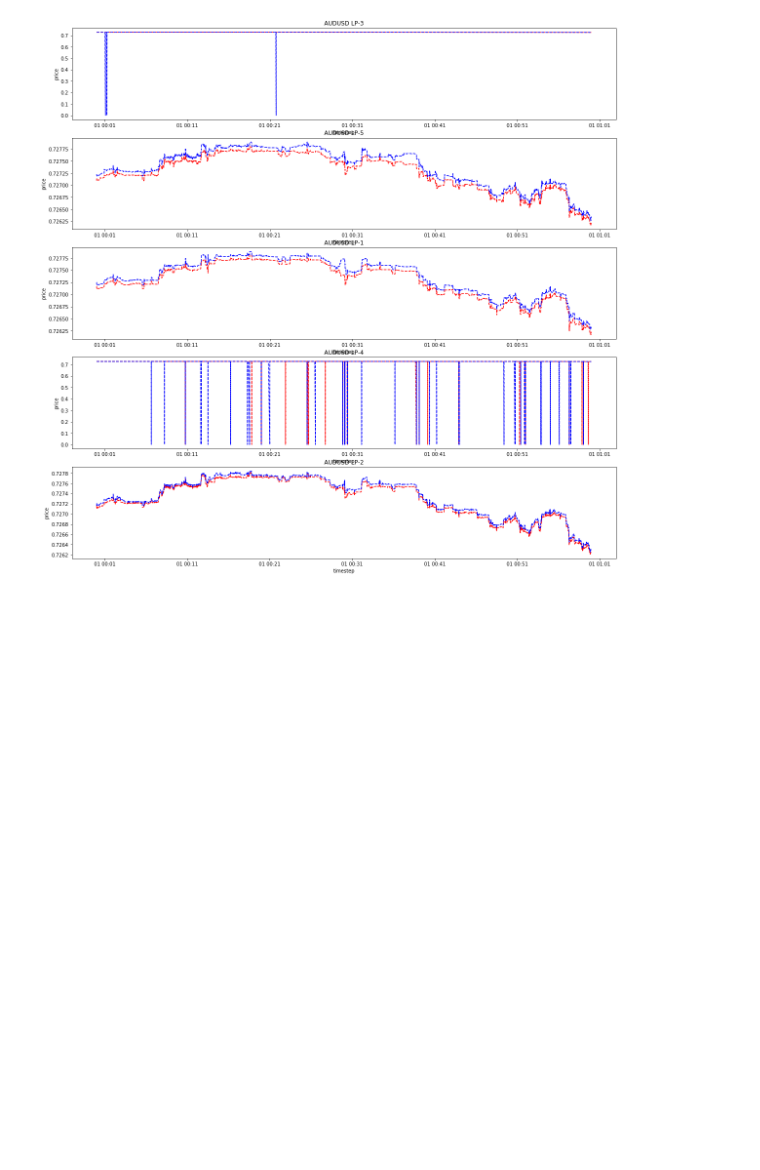
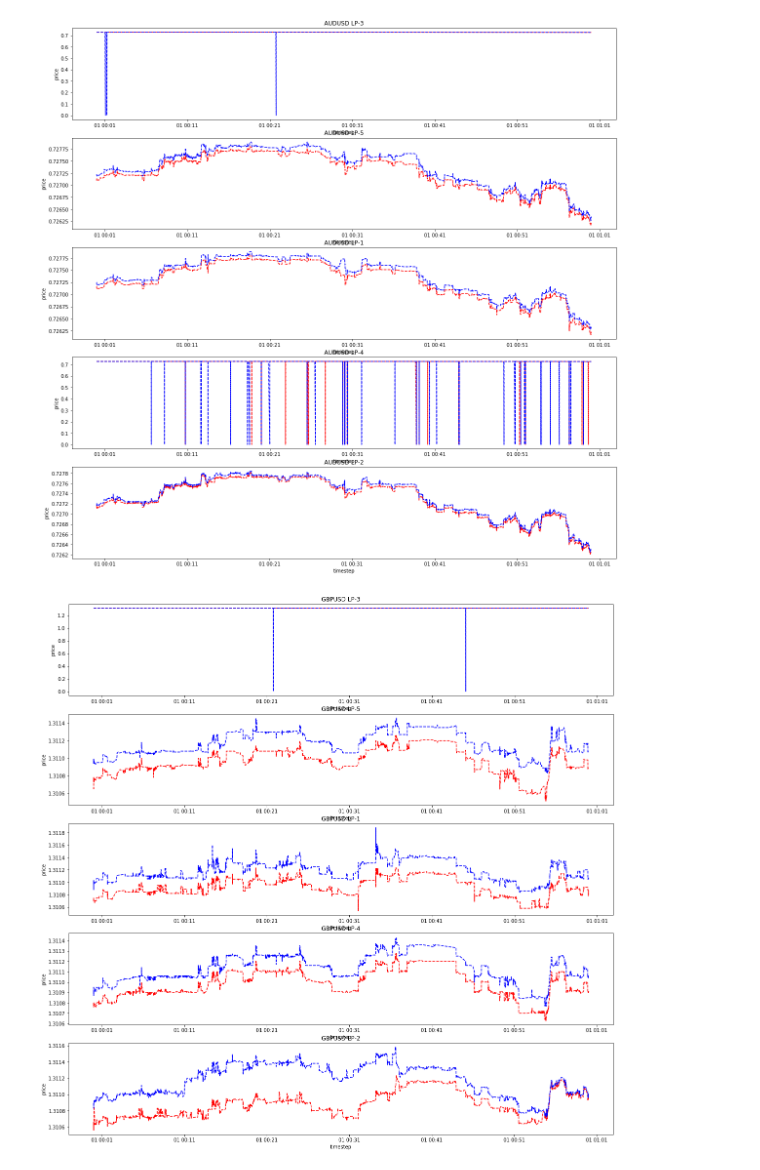
Before and after one commit to IrisQY/Forex-DQN, a Jupyter notebook: Data Visualization.ipynb, the cells around one changed output. Cells and saved outputs as stored; diff of their text form; code cells hidden in the pictures; blank space fills up the shorter version.

```diff
--- a/Data Visualization.ipynb
+++ b/Data Visualization.ipynb
@@ -162,17 +162,19 @@ for n in range(len(providers)):
 # %% [output]
 [figure]
 # %%
-cur = 'GBUSD'
+cur = 'GBPUSD'
 fig = plt.figure()
 gs = gridspec.GridSpec(len(providers),1)
 for n in range(len(providers)):
     title = cur + " " + providers[n]
     ax = fig.add_subplot(gs[n, 0])
     tmp = LP[LP.provider == providers[n]]
     tmp = tmp[tmp['currency pair'] == cur]
     t = tmp.time.values
     b = tmp['bid price'].values
     a = tmp['ask price'].values
     ax.plot(t, b, 'r--', t, a, 'b--')
     ax.set(xlabel='timestep', ylabel='price')
     ax.set_title(title)
+# %% [output]
+[figure, added]
```
Also changed, not shown: parts of 2 cells of this notebook.
